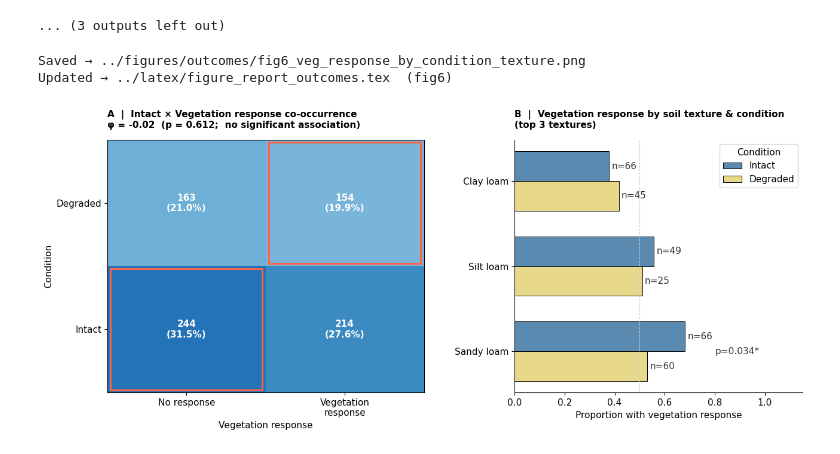
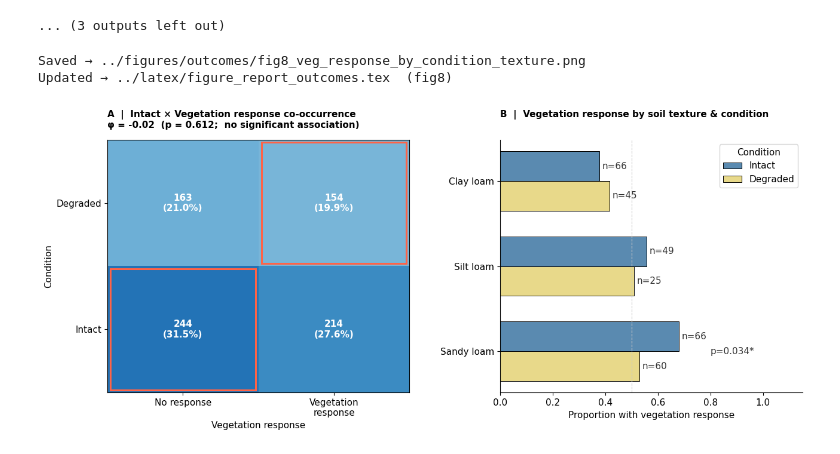
Before and after one commit to octavia-crompton/altar-berms-outcomes, a Jupyter notebook: notebooks/2 analysis - condition vegetation.ipynb, the cells around one changed output. Cells and saved outputs as stored; diff of their text form; code cells hidden in the pictures.

```diff
--- a/notebooks/2 analysis - condition vegetation.ipynb
+++ b/notebooks/2 analysis - condition vegetation.ipynb
@@ -2017,7 +2437,7 @@ _tex_order = [t for t in texture_order if t in _top3] + \
 
 # ── Figure layout ─────────────────────────────────────────────────────────────
 fig = plt.figure(figsize=(15, 5.5))
-gs  = gridspec.GridSpec(1, 2, width_ratios=[1.1, 1], wspace=0.30)
+gs  = gridspec.GridSpec(1, 2, width_ratios=[1, 1], wspace=0.30)
 ax1 = fig.add_subplot(gs[0])
 ax2 = fig.add_subplot(gs[1])
 
@@ -2089,41 +2509,40 @@ ax2.set_yticklabels(_tex_order, fontsize=_FS)
 ax2.set_xlabel("Proportion with vegetation response", fontsize=_FS)
 ax2.set_xlim(0, 1.15)
 ax2.invert_yaxis()
 ax2.axvline(0.5, color="#cccccc", linewidth=0.8, linestyle="--")
 ax2.legend(title="Condition", fontsize=_FS, title_fontsize=_FS)
 ax2.spines[["top", "right"]].set_visible(False)
 ax2.tick_params(axis="x", labelsize=_FS)
-ax2.set_title("B  |  Vegetation response by soil texture & condition\n"
-              "(top 3 textures)",
+ax2.set_title("B  |  Vegetation response by soil texture & condition\n"            ,
               fontsize=_FS, fontweight="bold", loc="left", pad=14)
 
 
 # ── Save and register ─────────────────────────────────────────────────────────
-_name = "fig6_veg_response_by_condition_texture.png"
+_name = "fig8_veg_response_by_condition_texture.png"
 _out  = Path(f"../figures/outcomes/{_name}")
 _out.parent.mkdir(parents=True, exist_ok=True)
 fig.savefig(_out, dpi=300, bbox_inches="tight")
 print(f"Saved → {_out}")
 
 register_outcomes_figure(
-    "FIG_6",
-    label="fig6",
+    "FIG_8",
+    label="fig8",
     file_name=_name,
     stats_text=(
         f"Panel A: φ = {_r_phi:.2f}, p = {_p_phi:.3f}. "
         "Panel B: Fisher's exact tests per texture (top 3 by sample size); proportions with count labels."
     ),
     interpretation_text=(
         "Structural condition and vegetation response are statistically independent (φ ≈ 0). "
         "Sandy loam shows the only significant difference in vegetation response between "
         "intact and degraded berms."
     ),
 )
 plt.show()
 # %% [output]
-Saved → ../figures/outcomes/fig6_veg_response_by_condition_texture.png
-Updated → ../latex/figure_report_outcomes.tex  (fig6)
+Saved → ../figures/outcomes/fig8_veg_response_by_condition_texture.png
+Updated → ../latex/figure_report_outcomes.tex  (fig8)
-[figure, old version]
+[figure, new version]
 # %%
 # ── Barplot version: proportion effective by texture and berm condition ────────
 # Uses _plot_df from the cell above (Fig 3, panel B)
```
Also changed, not shown: parts of 18 cells of this notebook, 16 other files.
